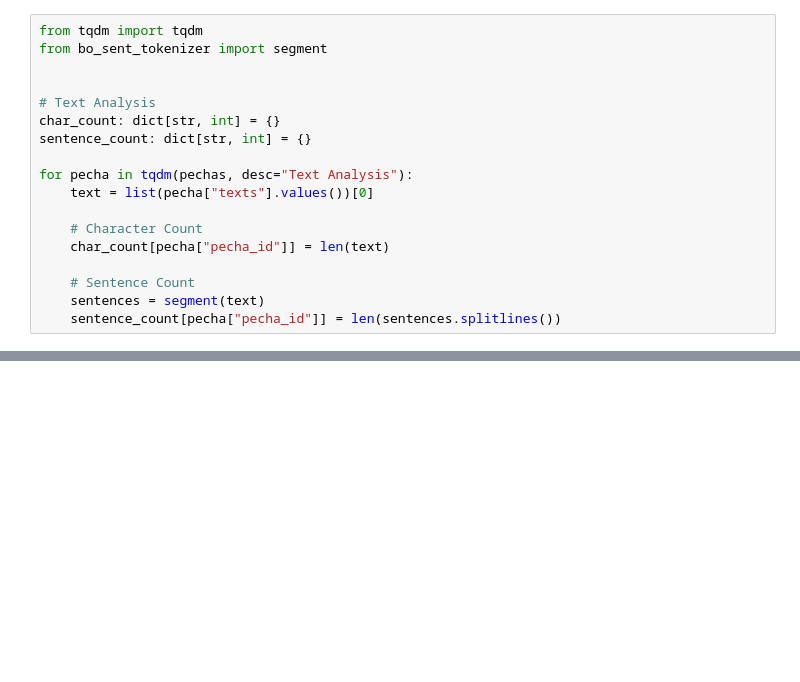
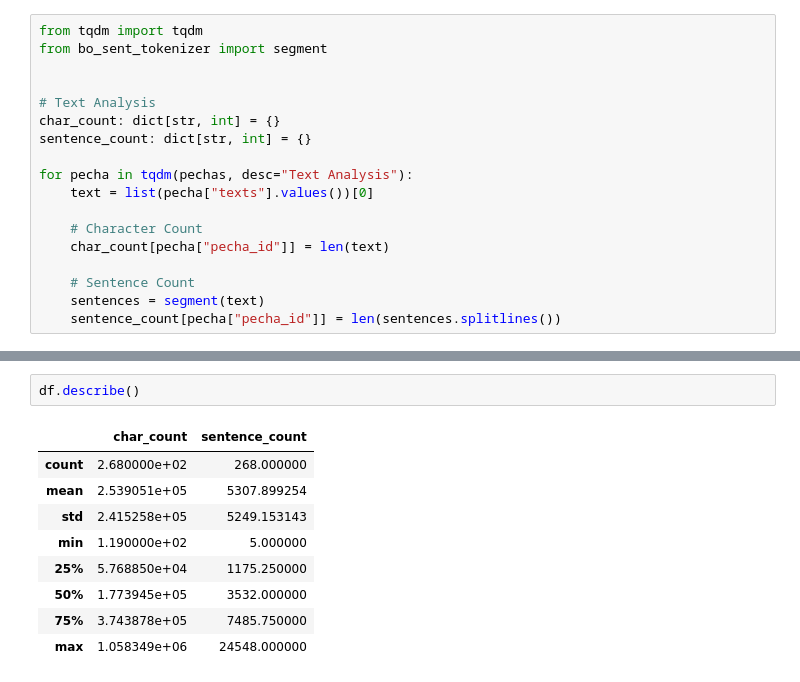
Before and after one commit to OpenPecha/buddhist-consensus, a Jupyter notebook: prepare_data/__init__.ipynb, the cells around one changed output, grey strips where cells are left out. Saved outputs shown, nothing was run; the diff lists cells and outputs as text; blank space fills up the shorter version.

```diff
--- a/prepare_data/__init__.ipynb
+++ b/prepare_data/__init__.ipynb
@@ -97,0 +100,12 @@ plt.show()
+# %%
+df.describe()
+# %% [output]
+|  | char_count | sentence_count |
+| count | 2.680000e+02 | 268.000000 |
+| mean | 2.539051e+05 | 5307.899254 |
+| std | 2.415258e+05 | 5249.153143 |
+| min | 1.190000e+02 | 5.000000 |
+| 25% | 5.768850e+04 | 1175.250000 |
+| 50% | 1.773945e+05 | 3532.000000 |
+| 75% | 3.743878e+05 | 7485.750000 |
+| max | 1.058349e+06 | 24548.000000 |
```
Also changed, not shown: parts of 7 cells of this notebook, 1 other file.
